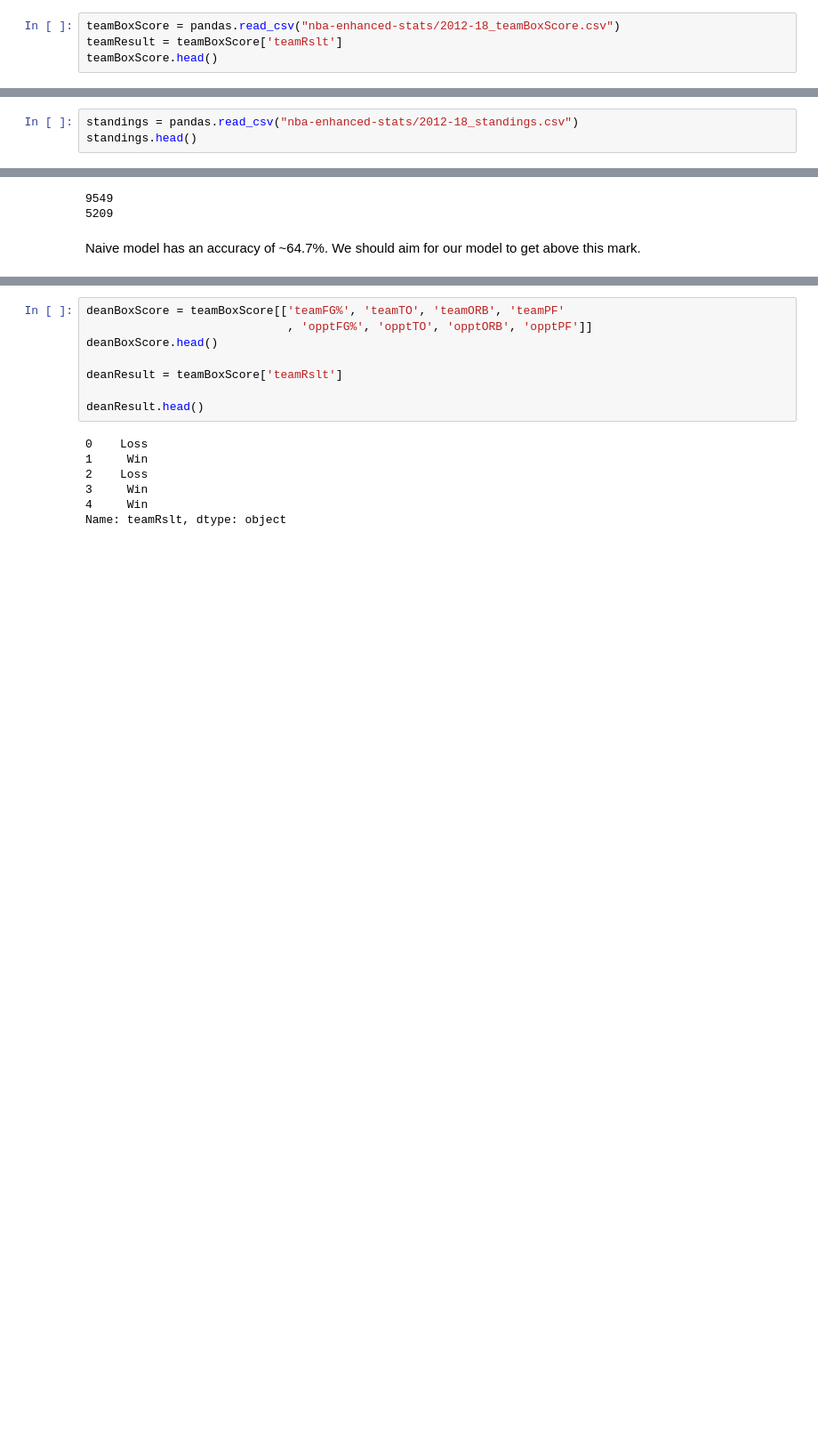
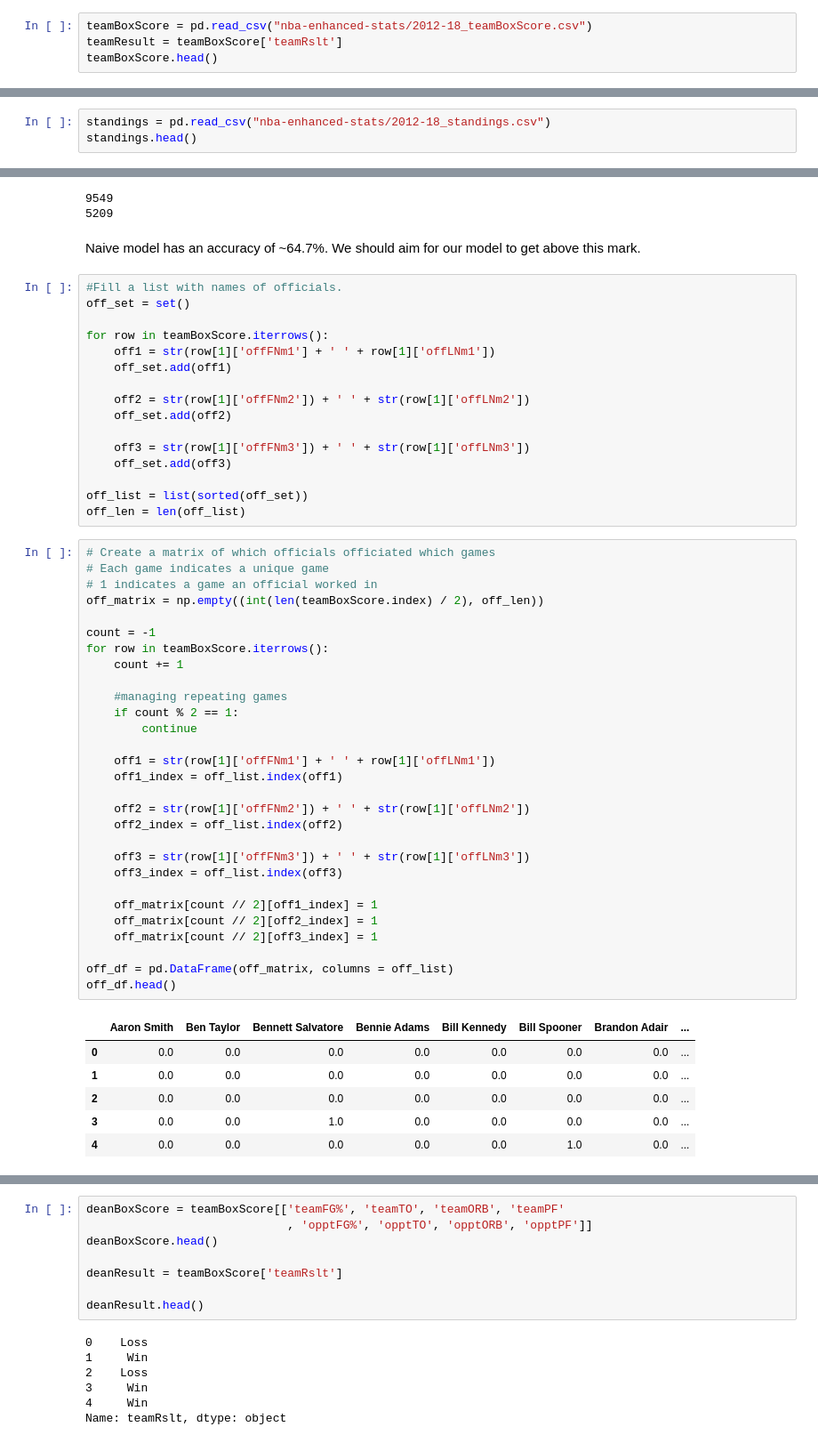
Before and after one commit to jjsahabu/NBA-Game-Predictor, a Jupyter notebook: George's Notebook.ipynb, the cells around one changed output, grey strips where cells are left out. Shown: that part at 89% size. Cells and saved outputs as stored; diff of their text form; blank space fills up the shorter version.

```diff
--- a/George's Notebook.ipynb
+++ b/George's Notebook.ipynb
@@ -36,7 +36,7 @@ from datetime import datetime, timedelta
 from sklearn.neighbors import KNeighborsClassifier
 from sklearn.naive_bayes import BernoulliNB
 # %%
-teamBoxScore = pandas.read_csv("nba-enhanced-stats/2012-18_teamBoxScore.csv")
+teamBoxScore = pd.read_csv("nba-enhanced-stats/2012-18_teamBoxScore.csv")
 teamResult = teamBoxScore['teamRslt']
 teamBoxScore.head()
 # %% [output]
@@ -50,5 +61,5 @@ teamBoxScore.head()
 # %%
-standings = pandas.read_csv("nba-enhanced-stats/2012-18_standings.csv")
+standings = pd.read_csv("nba-enhanced-stats/2012-18_standings.csv")
 standings.head()
 # %% [output]
 |  | stDate | teamAbbr | rank | rankOrd | gameWon | gameLost | stk | stkType | stkTot | gameBack | ... | ... |
@@ -133,3 +144,55 @@ print(wrong)
 5209
 # %% [markdown]
 Naive model has an accuracy of ~64.7%. We should aim for our model to get above this mark.
+# %%
+#Fill a list with names of officials.
+off_set = set()
+
+for row in teamBoxScore.iterrows():
+    off1 = str(row[1]['offFNm1'] + ' ' + row[1]['offLNm1'])
+    off_set.add(off1)
+
+    off2 = str(row[1]['offFNm2']) + ' ' + str(row[1]['offLNm2'])
+    off_set.add(off2)
+
+    off3 = str(row[1]['offFNm3']) + ' ' + str(row[1]['offLNm3'])
+    off_set.add(off3)
+
+off_list = list(sorted(off_set))
+off_len = len(off_list)
+# %%
+# Create a matrix of which officials officiated which games
+# Each game indicates a unique game
+# 1 indicates a game an official worked in
+off_matrix = np.empty((int(len(teamBoxScore.index) / 2), off_len))
+
+count = -1
+for row in teamBoxScore.iterrows():
+    count += 1
+
+    #managing repeating games
+    if count % 2 == 1:
+        continue
+
+    off1 = str(row[1]['offFNm1'] + ' ' + row[1]['offLNm1'])
+    off1_index = off_list.index(off1)
+
+    off2 = str(row[1]['offFNm2']) + ' ' + str(row[1]['offLNm2'])
+    off2_index = off_list.index(off2)
+
+    off3 = str(row[1]['offFNm3']) + ' ' + str(row[1]['offLNm3'])
+    off3_index = off_list.index(off3)
+
+    off_matrix[count // 2][off1_index] = 1
+    off_matrix[count // 2][off2_index] = 1
+    off_matrix[count // 2][off3_index] = 1
+
+off_df = pd.DataFrame(off_matrix, columns = off_list)
+off_df.head()
+# %% [output]
+|  | Aaron Smith | Ben Taylor | Bennett Salvatore | Bennie Adams | Bill Kennedy | Bill Spooner | Brandon Adair | ... |
+| 0 | 0.0 | 0.0 | 0.0 | 0.0 | 0.0 | 0.0 | 0.0 | ... |
+| 1 | 0.0 | 0.0 | 0.0 | 0.0 | 0.0 | 0.0 | 0.0 | ... |
+| 2 | 0.0 | 0.0 | 0.0 | 0.0 | 0.0 | 0.0 | 0.0 | ... |
+| 3 | 0.0 | 0.0 | 1.0 | 0.0 | 0.0 | 0.0 | 0.0 | ... |
+| 4 | 0.0 | 0.0 | 0.0 | 0.0 | 0.0 | 1.0 | 0.0 | ... |
```
Also changed, not shown: parts of 7 cells of this notebook.
